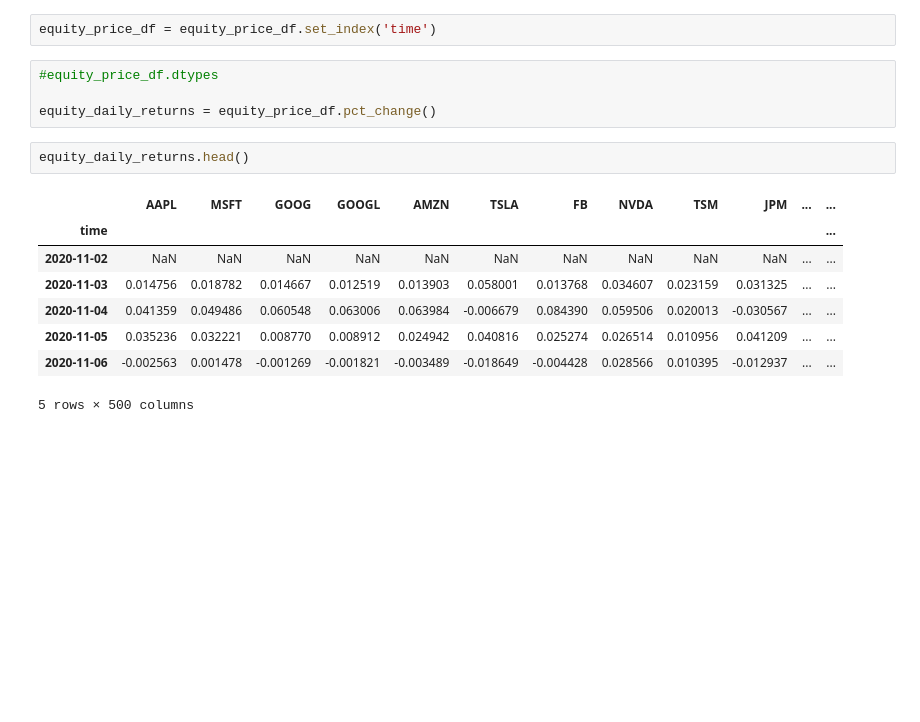
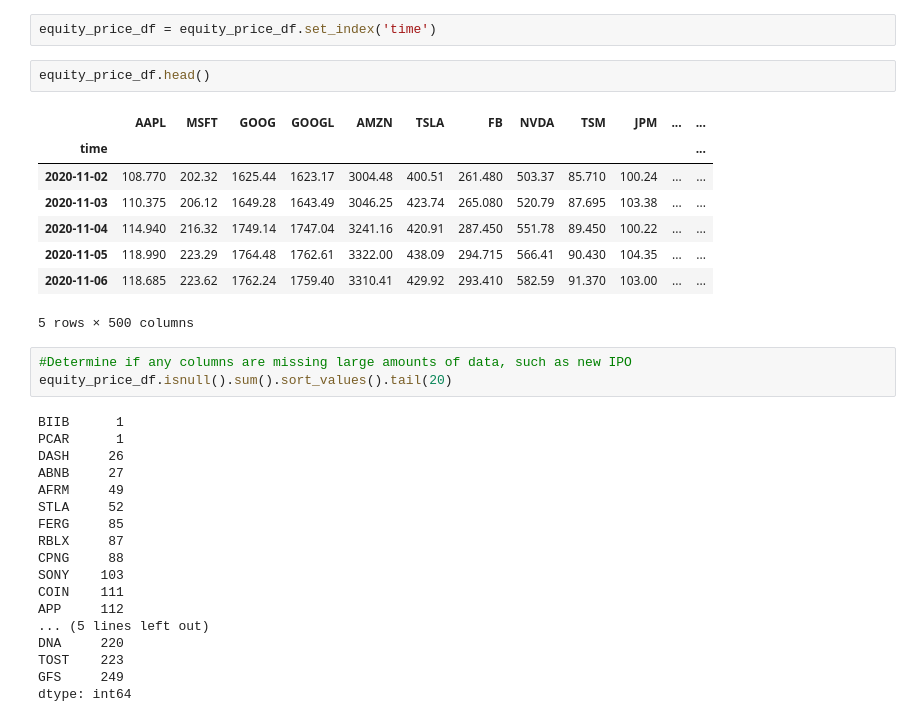
Before and after one commit to Abdouraheem/WinnersLoosers, a Jupyter notebook: notebooks/christian/analysis.ipynb, the cells around one changed output. Saved outputs shown, nothing was run; the diff lists cells and outputs as text; blank space fills up the shorter version.

```diff
--- a/notebooks/christian/analysis.ipynb
+++ b/notebooks/christian/analysis.ipynb
@@ -70,18 +74,35 @@ equity_price_df['time'] = equity_price_df['time'].apply(lambda x: x.strftime('%Y
 # %%
 equity_price_df = equity_price_df.set_index('time')
 # %%
-#equity_price_df.dtypes
-
-equity_daily_returns = equity_price_df.pct_change()
+equity_price_df.head()
+# %% [output]
+|  | AAPL | MSFT | GOOG | GOOGL | AMZN | TSLA | FB | NVDA | TSM | JPM | ... | ... |
+| time |  |  |  |  |  |  |  |  |  |  |  | ... |
+| 2020-11-02 | 108.770 | 202.32 | 1625.44 | 1623.17 | 3004.48 | 400.51 | 261.480 | 503.37 | 85.710 | 100.24 | ... | ... |
+| 2020-11-03 | 110.375 | 206.12 | 1649.28 | 1643.49 | 3046.25 | 423.74 | 265.080 | 520.79 | 87.695 | 103.38 | ... | ... |
+| 2020-11-04 | 114.940 | 216.32 | 1749.14 | 1747.04 | 3241.16 | 420.91 | 287.450 | 551.78 | 89.450 | 100.22 | ... | ... |
+| 2020-11-05 | 118.990 | 223.29 | 1764.48 | 1762.61 | 3322.00 | 438.09 | 294.715 | 566.41 | 90.430 | 104.35 | ... | ... |
+| 2020-11-06 | 118.685 | 223.62 | 1762.24 | 1759.40 | 3310.41 | 429.92 | 293.410 | 582.59 | 91.370 | 103.00 | ... | ... |
+5 rows × 500 columns
 # %%
-equity_daily_returns.head()
+#Determine if any columns are missing large amounts of data, such as new IPO
+equity_price_df.isnull().sum().sort_values().tail(20)
 # %% [output]
-|  | AAPL | MSFT | GOOG | GOOGL | AMZN | TSLA | FB | NVDA | TSM | JPM | ... | ... |
-| time |  |  |  |  |  |  |  |  |  |  |  | ... |
-| 2020-11-02 | NaN | NaN | NaN | NaN | NaN | NaN | NaN | NaN | NaN | NaN | ... | ... |
-| 2020-11-03 | 0.014756 | 0.018782 | 0.014667 | 0.012519 | 0.013903 | 0.058001 | 0.013768 | 0.034607 | 0.023159 | 0.031325 | ... | ... |
-| 2020-11-04 | 0.041359 | 0.049486 | 0.060548 | 0.063006 | 0.063984 | -0.006679 | 0.084390 | 0.059506 | 0.020013 | -0.030567 | ... | ... |
-| 2020-11-05 | 0.035236 | 0.032221 | 0.008770 | 0.008912 | 0.024942 | 0.040816 | 0.025274 | 0.026514 | 0.010956 | 0.041209 | ... | ... |
-| 2020-11-06 | -0.002563 | 0.001478 | -0.001269 | -0.001821 | -0.003489 | -0.018649 | -0.004428 | 0.028566 | 0.010395 | -0.012937 | ... | ... |
-5 rows × 500 columns
+BIIB      1
+PCAR      1
+DASH     26
+ABNB     27
+AFRM     49
+STLA     52
+FERG     85
+RBLX     87
+CPNG     88
+SONY    103
+COIN    111
+APP     112
+... (5 lines left out)
+DNA     220
+TOST    223
+GFS     249
+dtype: int64
 # %%
```
Also changed, not shown: parts of 22 cells of this notebook.
